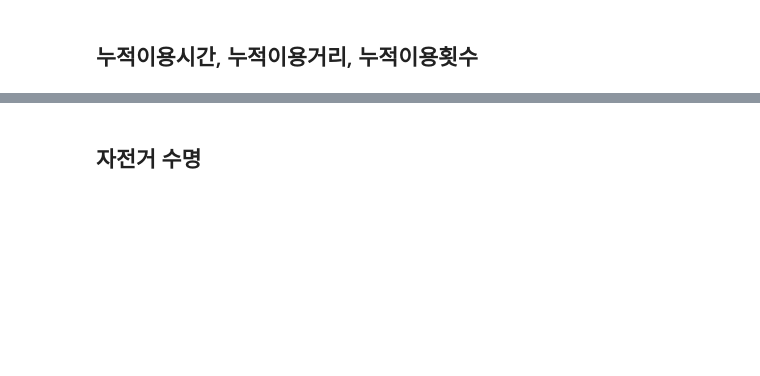
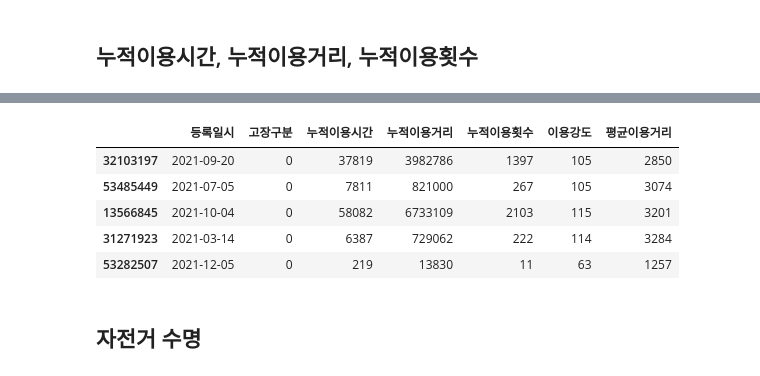
Before and after one commit to jwpark0625/ML_Project, a Jupyter notebook: 민정/usage_precleaning.ipynb, the cells around one changed output, grey strips where cells are left out. Drawn from its saved outputs; the diff is of its cells as text; code cells hidden in the pictures; blank space fills up the shorter version.

```diff
--- a/민정/usage_precleaning.ipynb
+++ b/민정/usage_precleaning.ipynb
@@ -393,0 +404,13 @@ final_df.head()
+# %%
+#연도별로 자르기
+df_2020 = final_df[final_df['등록일시'].dt.year == 2020]
+df_2021 = final_df[final_df['등록일시'].dt.year == 2021]
+
+#연도별 고장데이터 개수로 샘플링
+break_2020 = df_2020[df_2020['고장구분'] == 1] #2020년에 고장난 자전거 데이터프레임
+alive_2020 = df_2020[df_2020['고장구분'] == 0] #2020년에 멀쩡한 자전거 데이터프레임
+alive_2020 = alive_2020.sample(break_2020.shape[0]) #고장난 개수만큼 샘플링
+
+break_2021 = df_2021[df_2021['고장구분'] == 1] #2021년에 고장난 자전거 데이터프레임
+alive_2021 = df_2021[df_2021['고장구분'] == 0] #2021년에 멀쩡한 자전거 데이터프레임
+alive_2021 = alive_2021.sample(break_2021.shape[0]) #고장난 개수만큼 샘플링
@@ -393,0 +421,9 @@ final_df.head()
+# %%
+alive_2021.head()
+# %% [output]
+|  | 등록일시 | 고장구분 | 누적이용시간 | 누적이용거리 | 누적이용횟수 | 이용강도 | 평균이용거리 |
+| 32103197 | 2021-09-20 | 0 | 37819 | 3982786 | 1397 | 105 | 2850 |
+| 53485449 | 2021-07-05 | 0 | 7811 | 821000 | 267 | 105 | 3074 |
+| 13566845 | 2021-10-04 | 0 | 58082 | 6733109 | 2103 | 115 | 3201 |
+| 31271923 | 2021-03-14 | 0 | 6387 | 729062 | 222 | 114 | 3284 |
+| 53282507 | 2021-12-05 | 0 | 219 | 13830 | 11 | 63 | 1257 |
```
Also changed, not shown: parts of 5 cells of this notebook, 2 other files.
